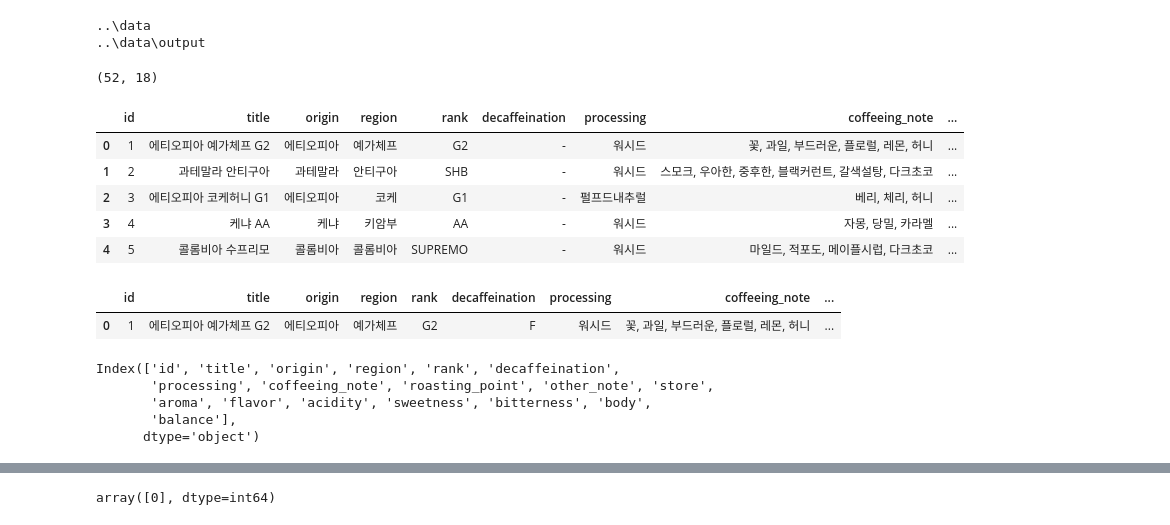
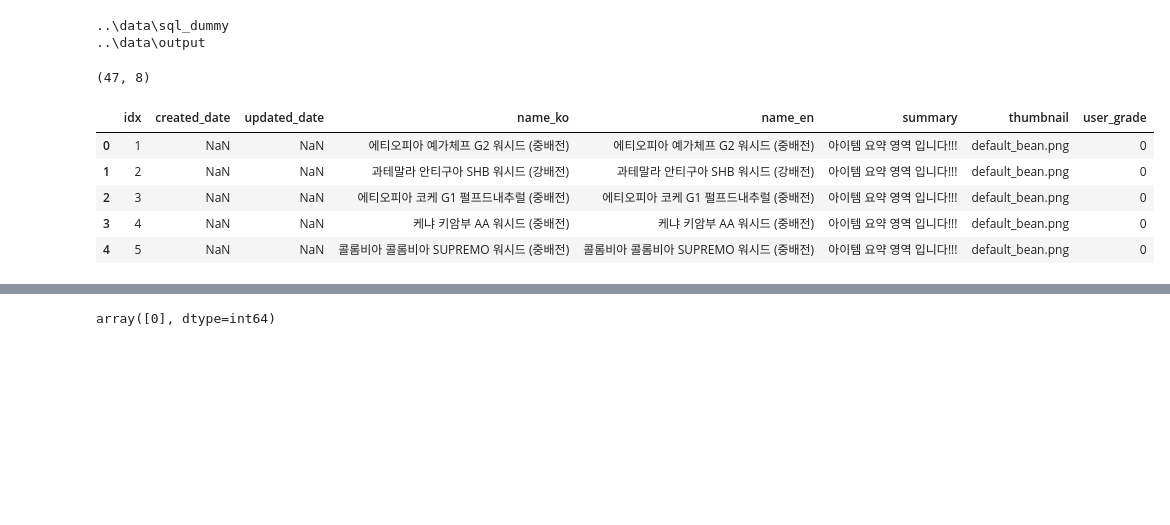
Before and after one commit to sanghyun0603/CoffeeBrew, a Jupyter notebook: server-recom/jupyter/coffee_cbf.ipynb, the cells around one changed output, grey strips where cells are left out. Cells and saved outputs as stored; diff of their text form; code cells hidden in the pictures; blank space fills up the shorter version.

```diff
--- a/server-recom/jupyter/coffee_cbf.ipynb
+++ b/server-recom/jupyter/coffee_cbf.ipynb
@@ -20,25 +20,25 @@ pd.set_option('display.max_row', 50)
 pd.set_option('display.max_columns', 100)
 # %%
 # 디렉토리 기본 경로 설정
-DIR_PATH = path.join('..', 'data')
+DIR_PATH = path.join('..', 'data', 'sql_dummy')
 DIR_SAVE_PATH = path.join('..', 'data', 'output')
 
 print(DIR_PATH)
 print(DIR_SAVE_PATH)
 # %% [output]
-..\data
+..\data\sql_dummy
 ..\data\output
 # %%
-# bean_raw_data.csv
-bean_read = pd.read_csv(path.join(DIR_PATH, 'bean_raw_data.csv'), low_memory=False)
+# sql_bean.csv
+bean_read = pd.read_csv(path.join(DIR_PATH, 'sql_bean.csv'), low_memory=False, encoding='cp949')
 
 print(bean_read.shape)
 bean_read.head()
 # %% [output]
-(52, 18)
+(47, 8)
-|  | id | title | origin | region | rank | decaffeination | processing | coffeeing_note | ... |
-| 0 | 1 | 에티오피아 예가체프 G2 | 에티오피아 | 예가체프 | G2 | - | 워시드 | 꽃, 과일, 부드러운, 플로럴, 레몬, 허니 | ... |
-| 1 | 2 | 과테말라 안티구아 | 과테말라 | 안티구아 | SHB | - | 워시드 | 스모크, 우아한, 중후한, 블랙커런트, 갈색설탕, 다크초코 | ... |
-| 2 | 3 | 에티오피아 코케허니 G1 | 에티오피아 | 코케 | G1 | - | 펄프드내추럴 | 베리, 체리, 허니 | ... |
-| 3 | 4 | 케냐 AA | 케냐 | 키암부 | AA | - | 워시드 | 자몽, 당밀, 카라멜 | ... |
-| 4 | 5 | 콜롬비아 수프리모 | 콜롬비아 | 콜롬비아 | SUPREMO | - | 워시드 | 마일드, 적포도, 메이플시럽, 다크초코 | ... |
+|  | idx | created_date | updated_date | name_ko | name_en | summary | thumbnail | user_grade |
+| 0 | 1 | NaN | NaN | 에티오피아 예가체프 G2 워시드 (중배전) | 에티오피아 예가체프 G2 워시드 (중배전) | 아이템 요약 영역 입니다!!! | default_bean.png | 0 |
+| 1 | 2 | NaN | NaN | 과테말라 안티구아 SHB 워시드 (강배전) | 과테말라 안티구아 SHB 워시드 (강배전) | 아이템 요약 영역 입니다!!! | default_bean.png | 0 |
+| 2 | 3 | NaN | NaN | 에티오피아 코케 G1 펄프드내추럴 (중배전) | 에티오피아 코케 G1 펄프드내추럴 (중배전) | 아이템 요약 영역 입니다!!! | default_bean.png | 0 |
+| 3 | 4 | NaN | NaN | 케냐 키암부 AA 워시드 (중배전) | 케냐 키암부 AA 워시드 (중배전) | 아이템 요약 영역 입니다!!! | default_bean.png | 0 |
+| 4 | 5 | NaN | NaN | 콜롬비아 콜롬비아 SUPREMO 워시드 (중배전) | 콜롬비아 콜롬비아 SUPREMO 워시드 (중배전) | 아이템 요약 영역 입니다!!! | default_bean.png | 0 |
@@ -47,15 +44,0 @@ bean_data = bean_read.copy()
-# %%
-# 카페인 결측치 채우기
-bean_data.replace({'decaffeination':'-'}, 'F', inplace=True)
-bean_data.head(1)
-# %% [output]
-|  | id | title | origin | region | rank | decaffeination | processing | coffeeing_note | ... |
-| 0 | 1 | 에티오피아 예가체프 G2 | 에티오피아 | 예가체프 | G2 | F | 워시드 | 꽃, 과일, 부드러운, 플로럴, 레몬, 허니 | ... |
-# %%
-bean_data.columns
-# %% [output]
-Index(['id', 'title', 'origin', 'region', 'rank', 'decaffeination',
-       'processing', 'coffeeing_note', 'roasting_point', 'other_note', 'store',
-       'aroma', 'flavor', 'acidity', 'sweetness', 'bitterness', 'body',
-       'balance'],
-      dtype='object')
```
Also changed, not shown: parts of 29 cells of this notebook, 1 other file.
